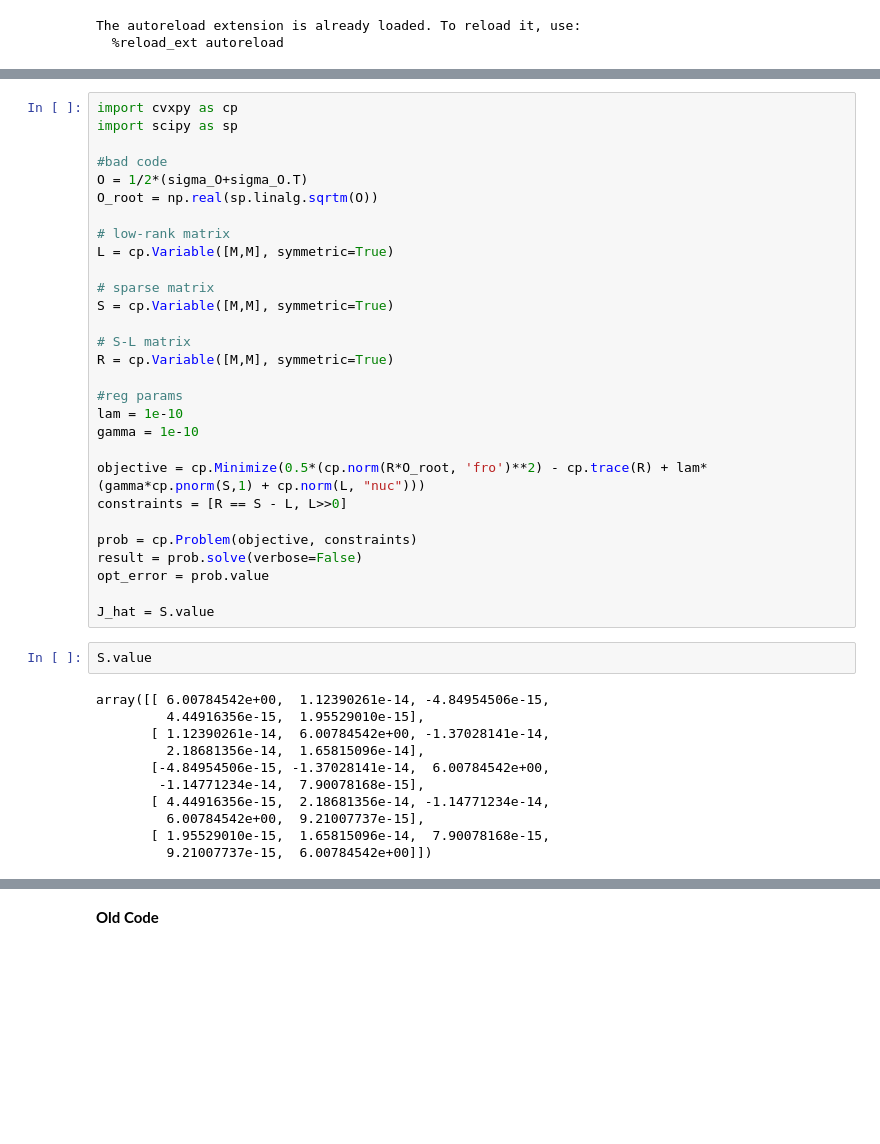
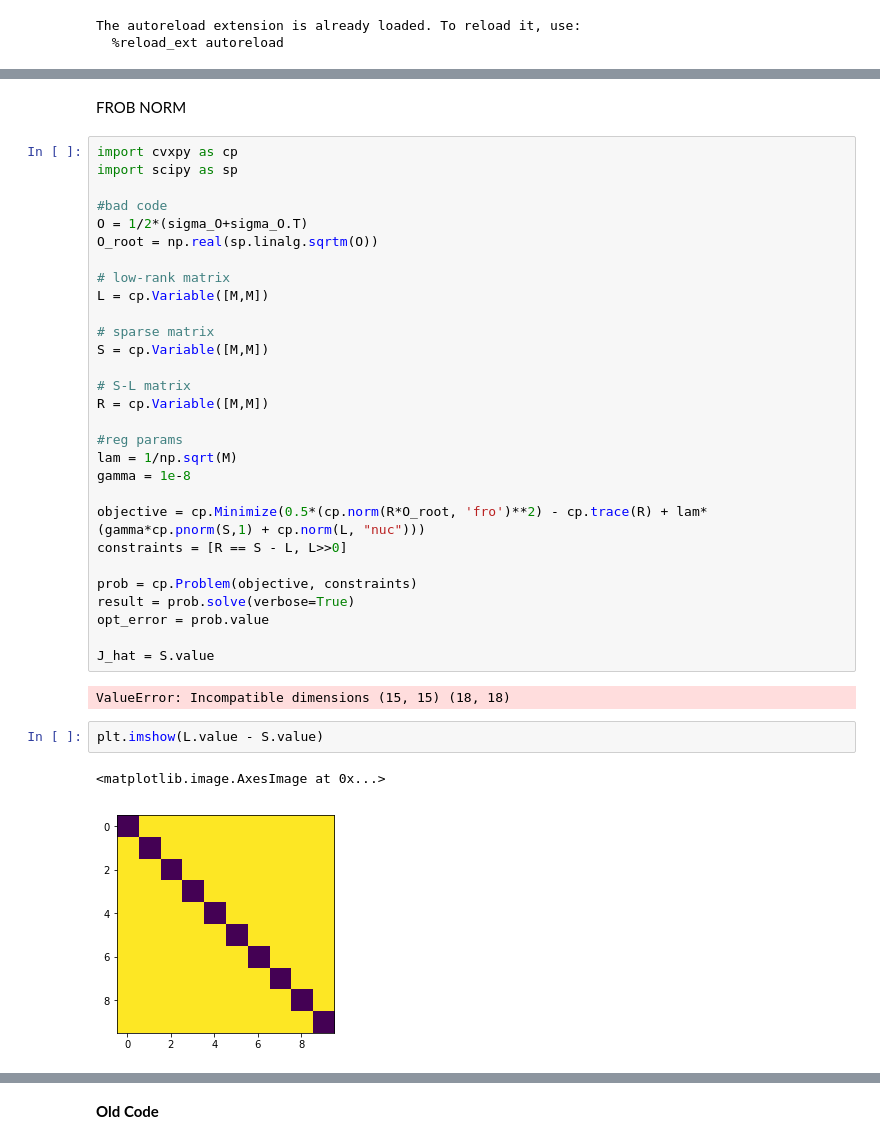
Before and after one commit to HazyResearch/metal, a Jupyter notebook: notebooks/pytorch_learn_deps.ipynb, the cells around one changed output, grey strips where cells are left out. Saved outputs shown, nothing was run; the diff lists cells and outputs as text; blank space fills up the shorter version.

```diff
--- a/notebooks/pytorch_learn_deps.ipynb
+++ b/notebooks/pytorch_learn_deps.ipynb
@@ -82,3 +138,5 @@ $$(S-L,\Sigma_O) + \lambda_n(\gamma ||S||_1 + ||L||_*)$$
+# %% [markdown]
+FROB NORM
 # %%
 import cvxpy as cp
 import scipy as sp
@@ -88,36 +146,30 @@ O = 1/2*(sigma_O+sigma_O.T)
 O_root = np.real(sp.linalg.sqrtm(O))
 
 # low-rank matrix
-L = cp.Variable([M,M], symmetric=True)
+L = cp.Variable([M,M])
 
 # sparse matrix
-S = cp.Variable([M,M], symmetric=True)
+S = cp.Variable([M,M])
 
 # S-L matrix
-R = cp.Variable([M,M], symmetric=True)
+R = cp.Variable([M,M])
 
 #reg params
-lam = 1e-10
-gamma = 1e-10
+lam = 1/np.sqrt(M)
+gamma = 1e-8
 
 objective = cp.Minimize(0.5*(cp.norm(R*O_root, 'fro')**2) - cp.trace(R) + lam*(gamma*cp.pnorm(S,1) + cp.norm(L, "nuc")))
 constraints = [R == S - L, L>>0]
 
 prob = cp.Problem(objective, constraints)
-result = prob.solve(verbose=False)
+result = prob.solve(verbose=True)
 opt_error = prob.value
 
 J_hat = S.value
+# %% [output]
+ValueError: Incompatible dimensions (15, 15) (18, 18)
-# %%
-S.value
-# %% [output]
-array([[ 6.00784542e+00,  1.12390261e-14, -4.84954506e-15,
-         4.44916356e-15,  1.95529010e-15],
-       [ 1.12390261e-14,  6.00784542e+00, -1.37028141e-14,
-         2.18681356e-14,  1.65815096e-14],
-       [-4.84954506e-15, -1.37028141e-14,  6.00784542e+00,
-        -1.14771234e-14,  7.90078168e-15],
-       [ 4.44916356e-15,  2.18681356e-14, -1.14771234e-14,
-         6.00784542e+00,  9.21007737e-15],
-       [ 1.95529010e-15,  1.65815096e-14,  7.90078168e-15,
-         9.21007737e-15,  6.00784542e+00]])
+# %%
+plt.imshow(L.value - S.value)
+# %% [output]
+<matplotlib.image.AxesImage at 0x...>
+[figure, added]
```
Also changed, not shown: parts of 17 cells of this notebook.
